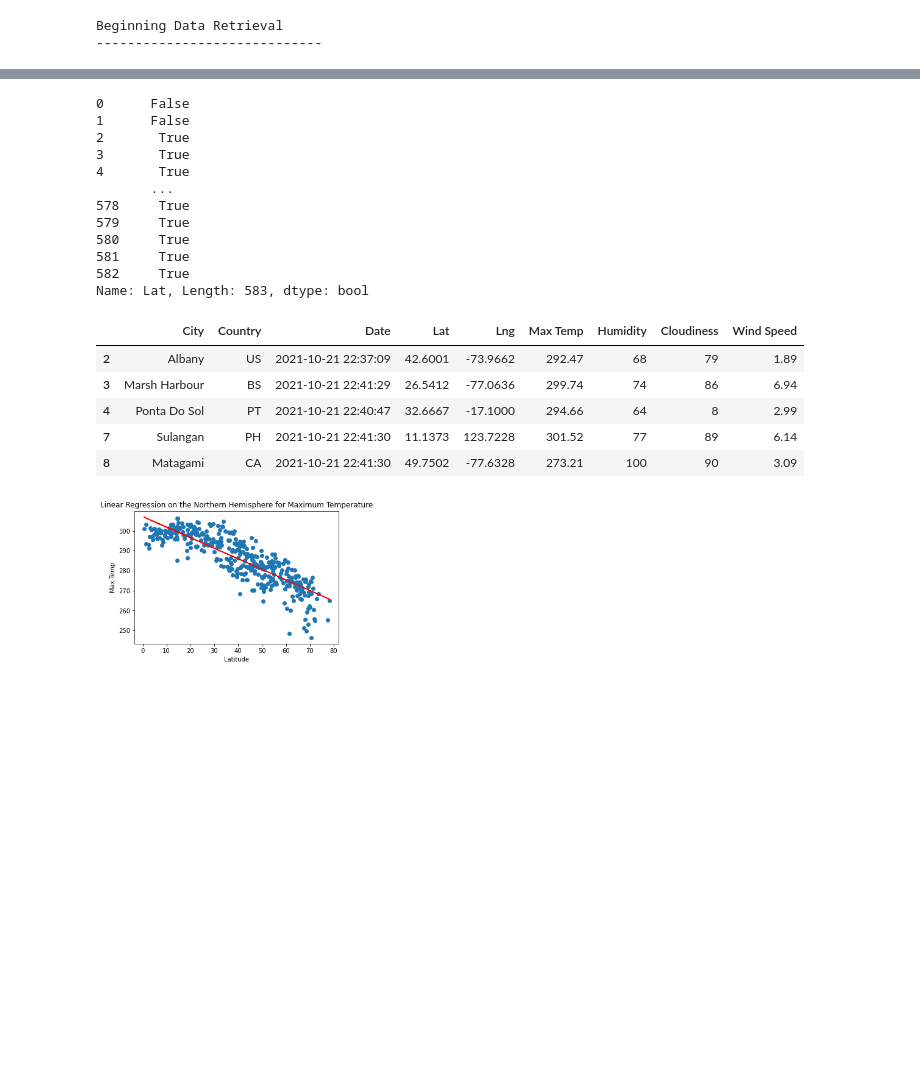
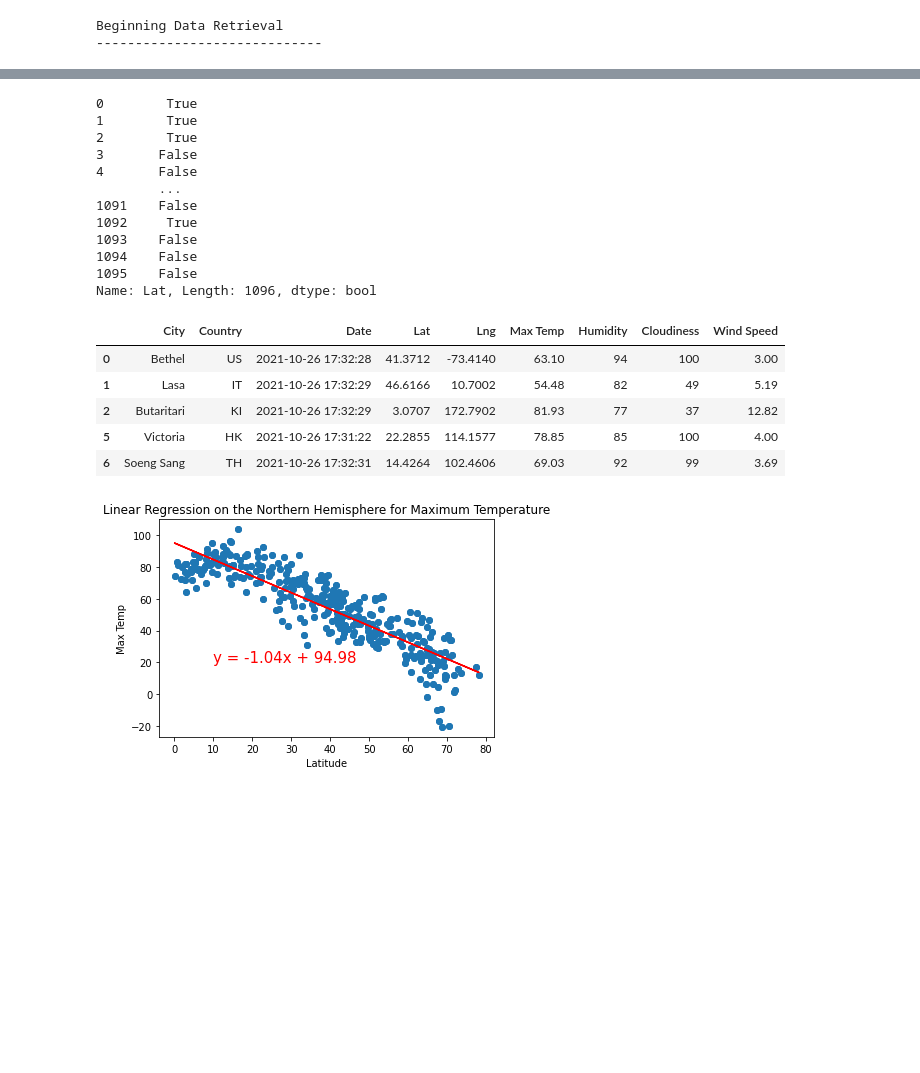
Before and after one commit to kateyharris/API-Python__World_Weather_Analysis, a Jupyter notebook: WeatherPy.ipynb, the cells around one changed output, grey strips where cells are left out. Drawn from its saved outputs; the diff is of its cells as text; code cells hidden in the pictures; blank space fills up the shorter version.

```diff
--- a/WeatherPy.ipynb
+++ b/WeatherPy.ipynb
@@ -68,7 +68,7 @@ for i, city in enumerate(cities):
         set_count += 1
         record_count = 1
     # 4 Build the city_url or endpoint for each city.
-    city_url = url + city.replace(" ","+") + "&appid=" + weather_api_key
+    city_url = url + city.replace(" ","+") + "&units=imperial&appid=" + weather_api_key
 
     # 5 Log the URL and the record and set numbers and the city.
     print(f"Processing Record {record_count} of Set {set_count} | {city}")
@@ -297,27 +297,27 @@ index13 = city_data_df.loc[13]
 # %%
 city_data_df["Lat"] >= 0
 # %% [output]
-0      False
-1      False
-2       True
-3       True
-4       True
-       ...
-578     True
-579     True
-580     True
-581     True
-582     True
-Name: Lat, Length: 583, dtype: bool
+0        True
+1        True
+2        True
+3       False
+4       False
+        ...
+1091    False
+1092     True
+1093    False
+1094    False
+1095    False
+Name: Lat, Length: 1096, dtype: bool
 # %%
 city_data_df.loc[(city_data_df["Lat"] >= 0)].head()
 # %% [output]
 |  | City | Country | Date | Lat | Lng | Max Temp | Humidity | Cloudiness | Wind Speed |
-| 2 | Albany | US | 2021-10-21 22:37:09 | 42.6001 | -73.9662 | 292.47 | 68 | 79 | 1.89 |
-| 3 | Marsh Harbour | BS | 2021-10-21 22:41:29 | 26.5412 | -77.0636 | 299.74 | 74 | 86 | 6.94 |
-| 4 | Ponta Do Sol | PT | 2021-10-21 22:40:47 | 32.6667 | -17.1000 | 294.66 | 64 | 8 | 2.99 |
-| 7 | Sulangan | PH | 2021-10-21 22:41:30 | 11.1373 | 123.7228 | 301.52 | 77 | 89 | 6.14 |
-| 8 | Matagami | CA | 2021-10-21 22:41:30 | 49.7502 | -77.6328 | 273.21 | 100 | 90 | 3.09 |
+| 0 | Bethel | US | 2021-10-26 17:32:28 | 41.3712 | -73.4140 | 63.10 | 94 | 100 | 3.00 |
+| 1 | Lasa | IT | 2021-10-26 17:32:29 | 46.6166 | 10.7002 | 54.48 | 82 | 49 | 5.19 |
+| 2 | Butaritari | KI | 2021-10-26 17:32:29 | 3.0707 | 172.7902 | 81.93 | 77 | 37 | 12.82 |
+| 5 | Victoria | HK | 2021-10-26 17:31:22 | 22.2855 | 114.1577 | 78.85 | 85 | 100 | 4.00 |
+| 6 | Soeng Sang | TH | 2021-10-26 17:32:31 | 14.4264 | 102.4606 | 69.03 | 92 | 99 | 3.69 |
 # %%
 # Create Northern and Southern Hemisphere DataFrames.
 northern_hemi_df = city_data_df.loc[(city_data_df["Lat"] >= 0)]
@@ -325,12 +325,12 @@ southern_hemi_df = city_data_df.loc[(city_data_df["Lat"] < 0)]
 # %%
 # Linear regression on the Northern Hemisphere
 x_values = northern_hemi_df["Lat"]
 y_values = northern_hemi_df["Max Temp"]
 # Call the function.
 plot_linear_regression(x_values, y_values,
-                       'Linear Regression on the Northern Hemisphere for Maximum Temperature', 'Max Temp',(10,40))
+                       'Linear Regression on the Northern Hemisphere for Maximum Temperature', 'Max Temp',(10,20))
 # %% [output]
-[figure, old version]
+[figure, new version]
 # %%
 # Linear regression on the Southern Hemisphere
 x_values = southern_hemi_df["Lat"]
```
Also changed, not shown: parts of 27 cells of this notebook, 5 other files.
